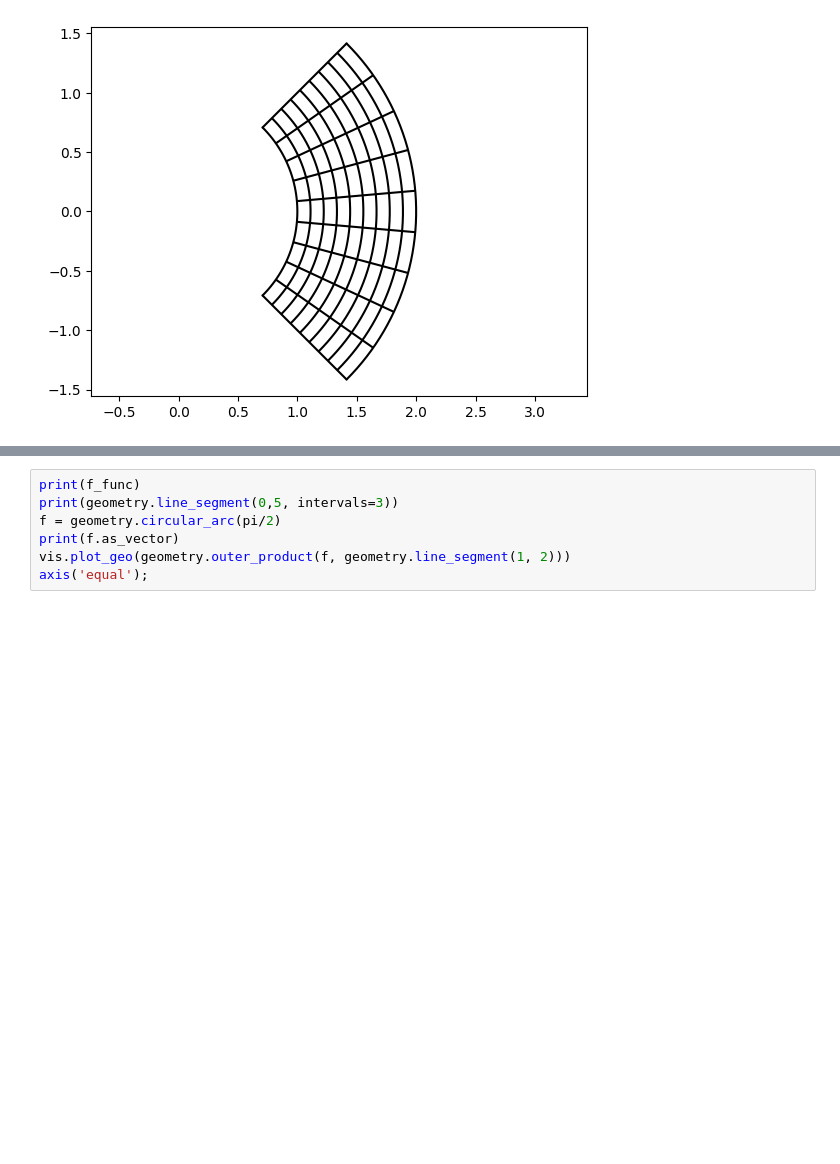
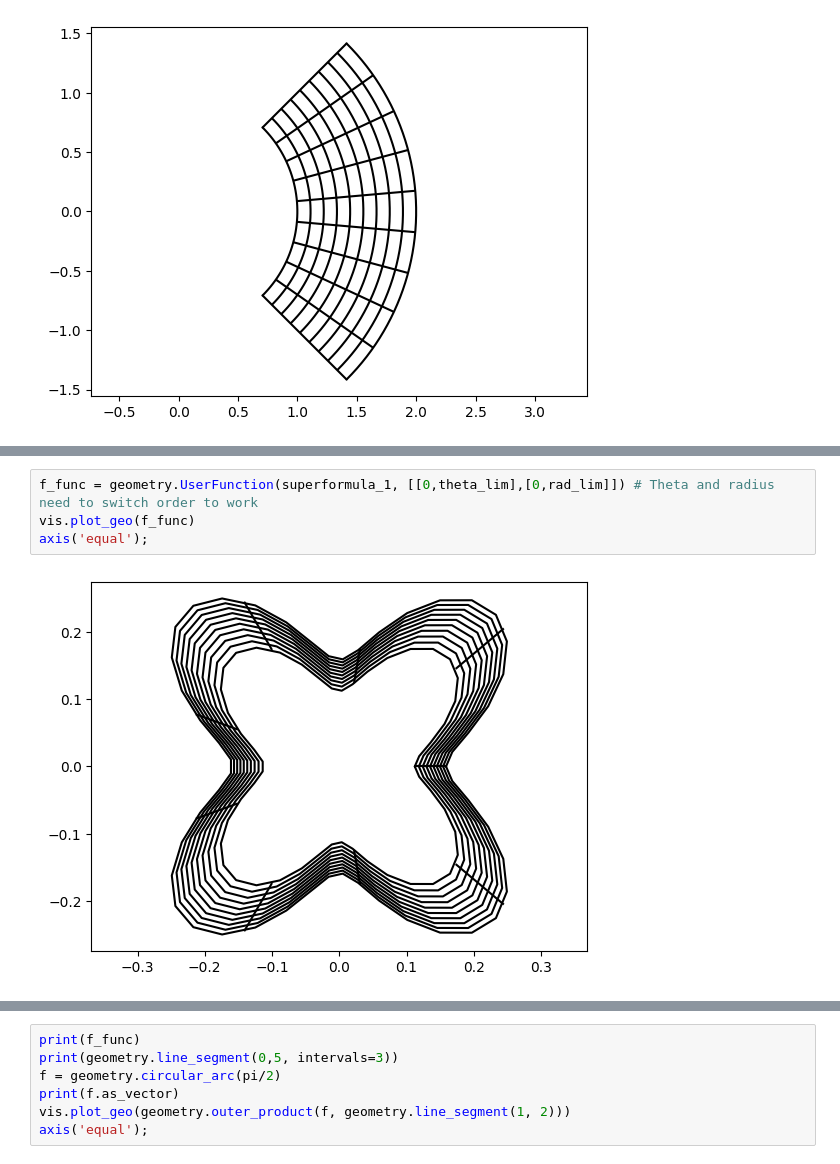
Before and after one commit to kevin866/pyiga, a Jupyter notebook: notebooks/super.ipynb, the cells around one changed output, grey strips where cells are left out. Saved outputs shown, nothing was run; the diff lists cells and outputs as text; blank space fills up the shorter version.

```diff
--- a/notebooks/super.ipynb
+++ b/notebooks/super.ipynb
@@ -112,0 +115,6 @@ axis('equal');
+# %%
+f_func = geometry.UserFunction(superformula_1, [[0,theta_lim],[0,rad_lim]]) # Theta and radius need to switch order to work
+vis.plot_geo(f_func)
+axis('equal');
+# %% [output]
+[figure, added]
```
Also changed, not shown: parts of 4 cells of this notebook, 6 other files.
